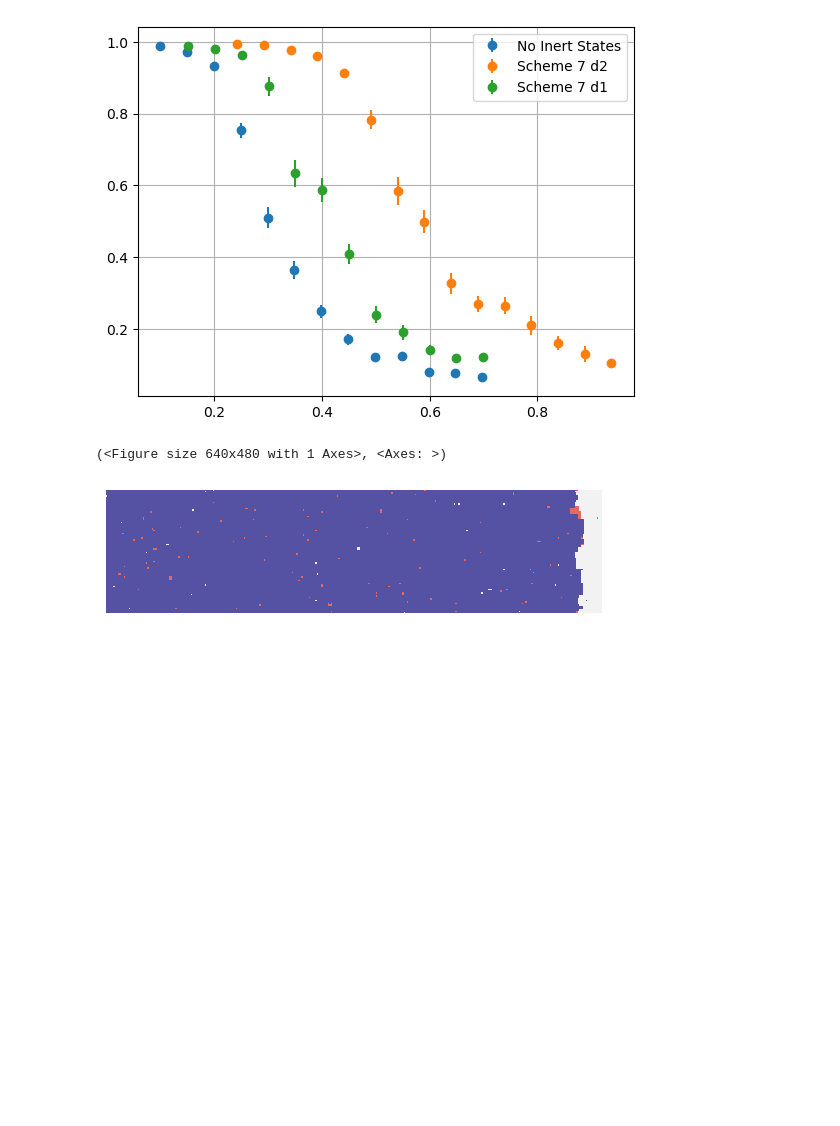
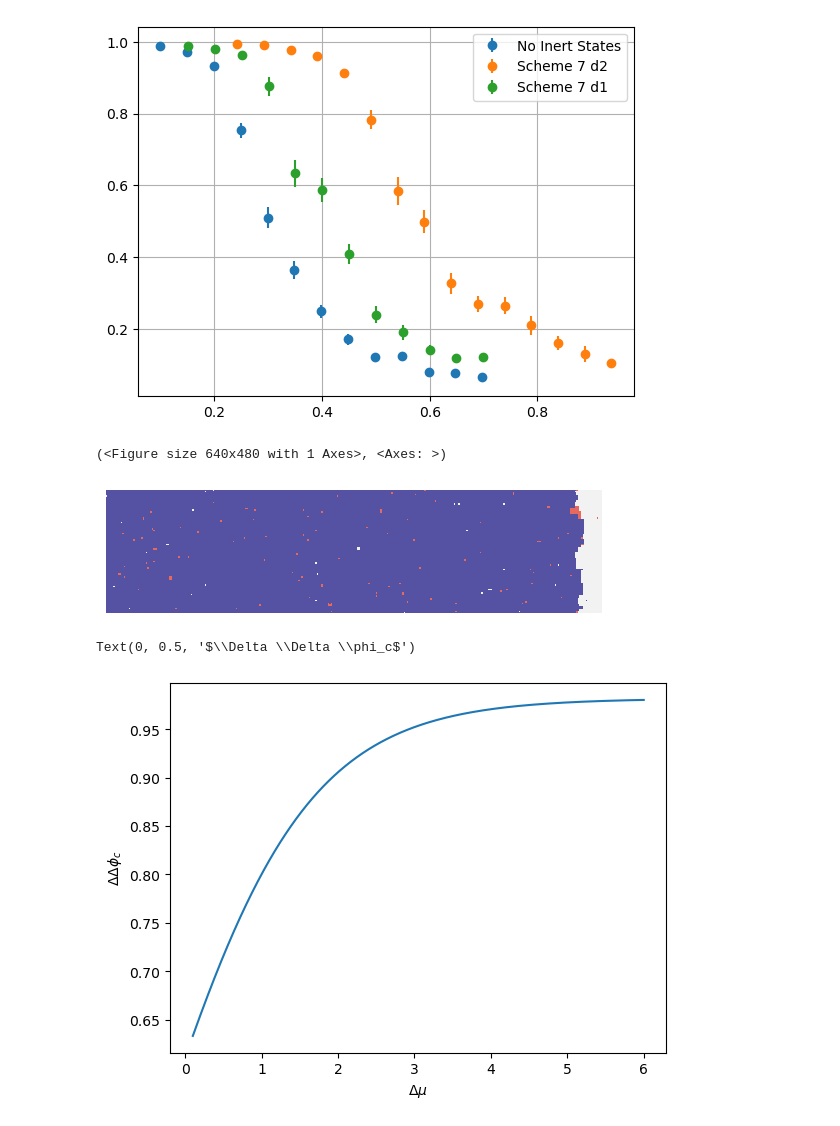
Before and after one commit to moritzobenauer/nesspy_analysis, a Jupyter notebook: notebook.ipynb, the cells around one changed output. Drawn from its saved outputs; the diff is of its cells as text; code cells hidden in the pictures; blank space fills up the shorter version.

```diff
--- a/notebook.ipynb
+++ b/notebook.ipynb
@@ -1328,3 +1328,21 @@ npa.plot_lattice_clean(lattice)
 # %% [output]
 (<Figure size 640x480 with 1 Axes>, <Axes: >)
 [figure]
+# %%
+import numpy as np
+import matplotlib.pyplot as plt
+
+results = {'dmu': [0,1,2,4,5], 'dphic': np.array([0.3, 0.564, 0.788, 1.166, 1.347])}
+results['dphic'] = results['dphic'] - np.min(results['dphic'])  # Shift to start at 0
+
+dmu_cont = np.linspace(0.1, 6, 1000)
+dphi_c = np.log((1+np.exp(1)*np.exp(dmu_cont))/(1+np.exp(dmu_cont)*np.exp(np.exp(-4))))
+# dphi_c = dphi_c - np.min(dphi_c)  # Shift to start at 0
+
+# plt.plot(results['dmu'], results['dphic'], 'o', label='Data')
+plt.plot(dmu_cont, dphi_c, label='Fit: $\\phi_c = \\frac{1+e\\cdot d\\mu}{1+d\\mu e^{-4}}$')
+plt.xlabel('$\\Delta \\mu$')
+plt.ylabel('$\\Delta \\Delta \\phi_c$')
+# %% [output]
+Text(0, 0.5, '$\\Delta \\Delta \\phi_c$')
+[figure, added]
```
Also changed, not shown: 2 other files.
